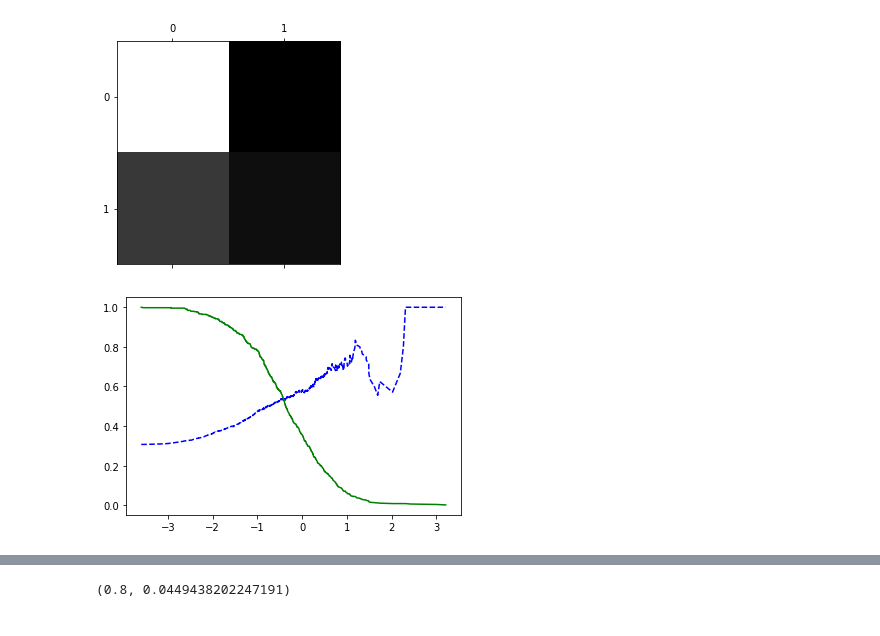
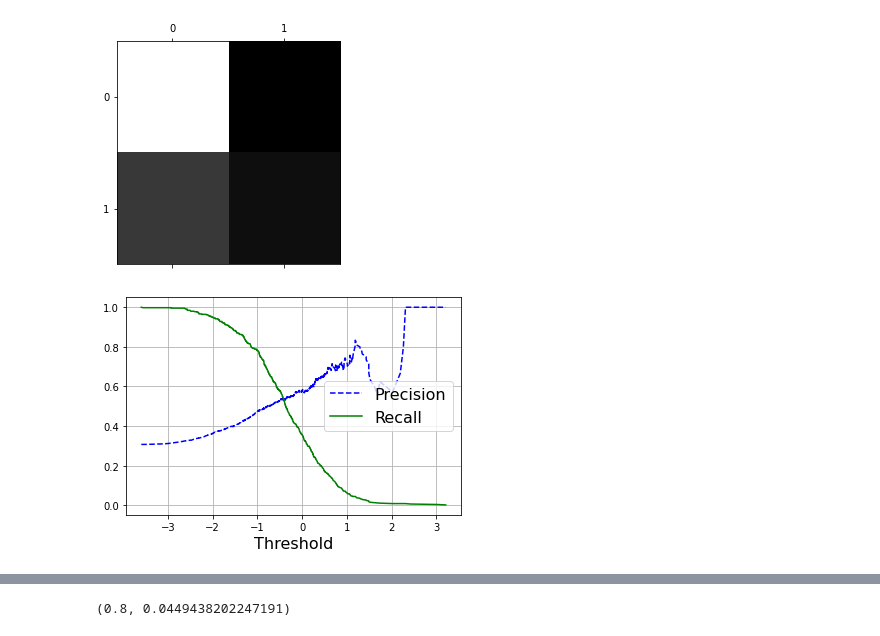
Before and after one commit to itsrandeep/Heart-Disease-Prediction, a Jupyter notebook: model_training.ipynb, the cells around one changed output, grey strips where cells are left out. Cells and saved outputs as stored; diff of their text form; code cells hidden in the pictures.

```diff
--- a/model_training.ipynb
+++ b/model_training.ipynb
@@ -192,14 +192,17 @@ plt.show()
 # %%
 from sklearn.metrics import precision_recall_curve
 
 y_scores = cross_val_predict(log_reg, train_x_prepared, train_y, cv=3, method="decision_function")
 precisions, recalls, thresholds = precision_recall_curve(train_y, y_scores)
 
 def plot_precision_recall_vs_threshold(precisions, recalls, thresholds):
     plt.plot(thresholds, precisions[:-1], "b--", label="Precision")
     plt.plot(thresholds, recalls[:-1], "g-", label="Recall")
+    plt.legend(loc="center right", fontsize=16) # Not shown in the book
+    plt.xlabel("Threshold", fontsize=16)        # Not shown
+    plt.grid(True)                              # Not shown
 
 plot_precision_recall_vs_threshold(precisions, recalls, thresholds)
 plt.show()
 # %% [output]
-[figure, old version]
+[figure, new version]
```
Also changed, not shown: parts of 1 cell of this notebook.
